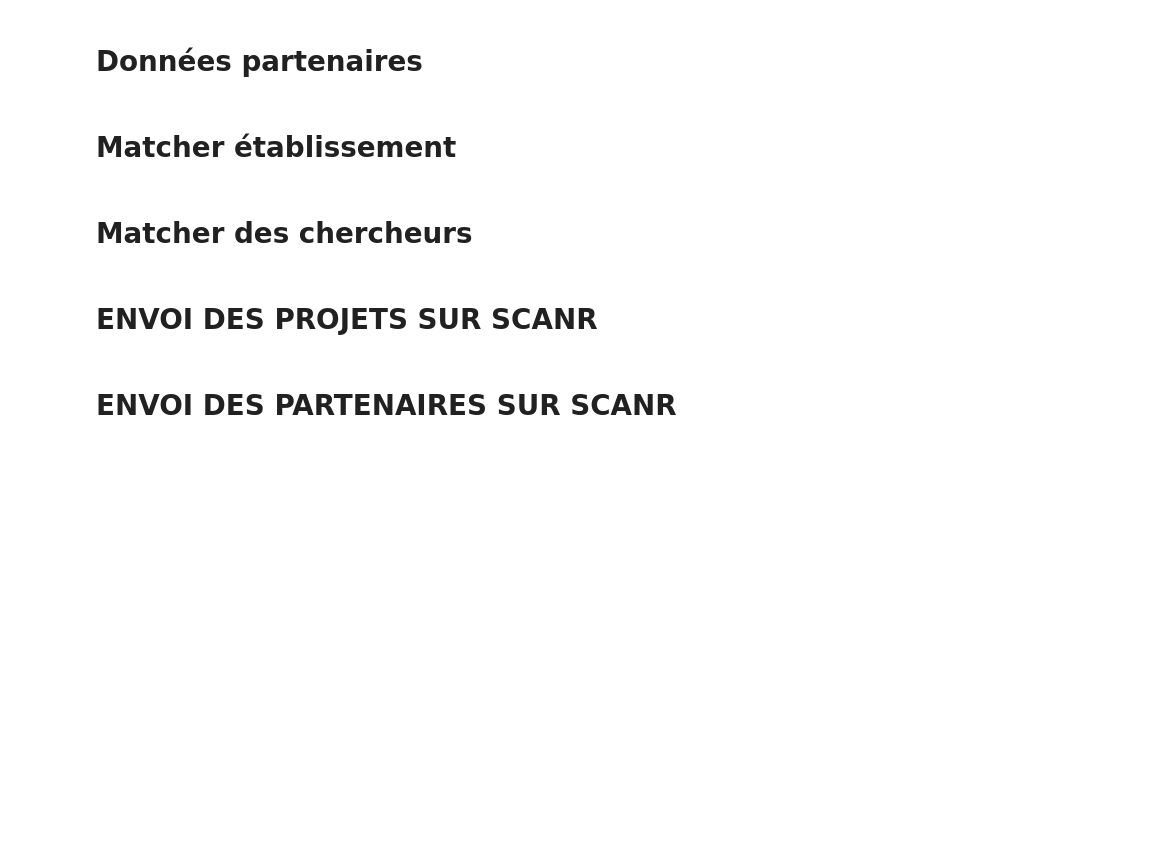
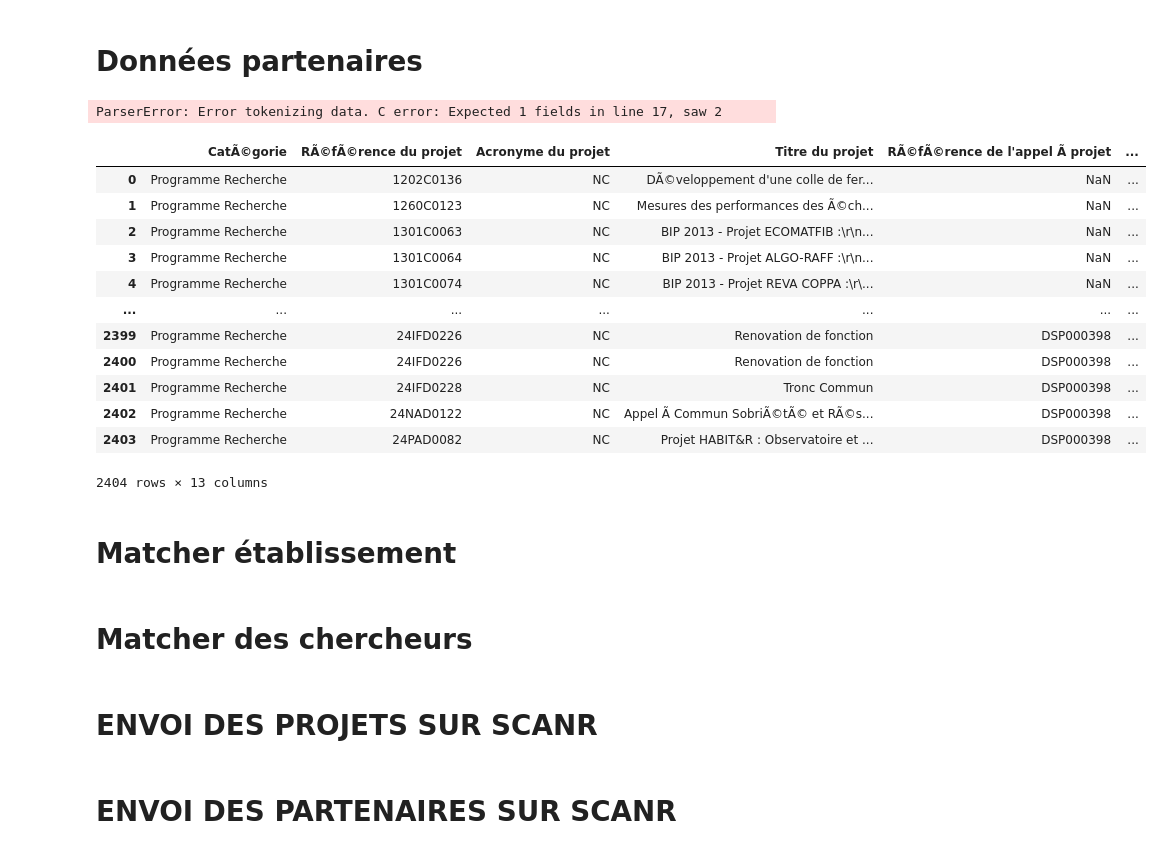
Before and after one commit to dataesr/projects-partners-consolidation, a Jupyter notebook: script_all_sources.ipynb, the cells around one changed output. Cells and saved outputs as stored; diff of their text form; code cells hidden in the pictures; blank space fills up the shorter version.

Commit message:
add ademe projects

```diff
--- a/script_all_sources.ipynb
+++ b/script_all_sources.ipynb
@@ -124,8 +124,28 @@ sources={'ANR':{'url_partenaires':"https://www.data.gouv.fr/fr/datasets/r/9b08ee
                 'resume_en':'projet_resume-en',
                 'budget':'projet_subvention_allouee',
                 'acronyme':'projet_acronyme'
+                },
+        'ADEME':{'url_partenaires':"https://data.ademe.fr/data-fair/api/v1/datasets/lm1-9gdjlyxl9n4tka4fzym2/data-files/Projets%20Recherche%20ADEME%20-%20HAL%20CCSD.csv",
+                'url_theses': "https://data.ademe.fr/data-fair/api/v1/datasets/theses-financees-par-l'ademe-de-2005-a-2020/data-files/Theses ADEME 2005-2020.csv",
+                'cache_structure':'cached_idf_data',
+                'nom_structure':'entite_nom',
+                'ville':'entite_commune',
+                'pays':'entite_pays',
+                'region':'',
+                'adresse':'entite_adresse',
+                'code_projet':'ï»¿projet_ID',
+                'annee':'projet_annee_depot',
+                'identifiants_preferes_structure':['entite_RNSR','entite_ROR','entite_SIRET','id_structure_matcher','id_structure_scanr','code'],
+                'identifiants_preferes_personne':[],
+                'id_ORCID':'',
+                'titre_fr':'projet_titre-fr',
+                'titre_en':'projet_titre-en',
+                'resume_fr':'projet_resume-fr',
+                'resume_en':'projet_resume-en',
+                'budget':'projet_subvention_allouee',
+                'acronyme':'projet_acronyme'
                 }
                 }
 # %%
-source=list(sources.keys())[4]
+source=list(sources.keys())[5]
 source
@@ -179,6 +205,24 @@ else:
 
 df_partenaires=df_partenaires.reset_index()
 del df_partenaires['index']
+# %% [output]
+ParserError: Error tokenizing data. C error: Expected 1 fields in line 17, saw 2
+# %%
+pd.read_csv(sources[source]['url_partenaires'] ,sep=",", encoding='ISO-8859-1', on_bad_lines='skip')
+# %% [output]
+|  | CatÃ©gorie | RÃ©fÃ©rence du projet | Acronyme du projet | Titre du projet | RÃ©fÃ©rence de l'appel Ã projet | ... |
+| 0 | Programme Recherche | 1202C0136 | NC | DÃ©veloppement d'une colle de fer... | NaN | ... |
+| 1 | Programme Recherche | 1260C0123 | NC | Mesures des performances des Ã©ch... | NaN | ... |
+| 2 | Programme Recherche | 1301C0063 | NC | BIP 2013 - Projet ECOMATFIB :\r\n... | NaN | ... |
+| 3 | Programme Recherche | 1301C0064 | NC | BIP 2013 - Projet ALGO-RAFF :\r\n... | NaN | ... |
+| 4 | Programme Recherche | 1301C0074 | NC | BIP 2013 - Projet REVA COPPA :\r\... | NaN | ... |
+| ... | ... | ... | ... | ... | ... | ... |
+| 2399 | Programme Recherche | 24IFD0226 | NC | Renovation de fonction | DSP000398 | ... |
+| 2400 | Programme Recherche | 24IFD0226 | NC | Renovation de fonction | DSP000398 | ... |
+| 2401 | Programme Recherche | 24IFD0228 | NC | Tronc Commun | DSP000398 | ... |
+| 2402 | Programme Recherche | 24NAD0122 | NC | Appel Ã Commun SobriÃ©tÃ© et RÃ©s... | DSP000398 | ... |
+| 2403 | Programme Recherche | 24PAD0082 | NC | Projet HABIT&R : Observatoire et ... | DSP000398 | ... |
+2404 rows × 13 columns
 # %% [markdown]
 # Matcher établissement
 # %%
```
Also changed, not shown: parts of 2 cells of this notebook, 1 other file.
